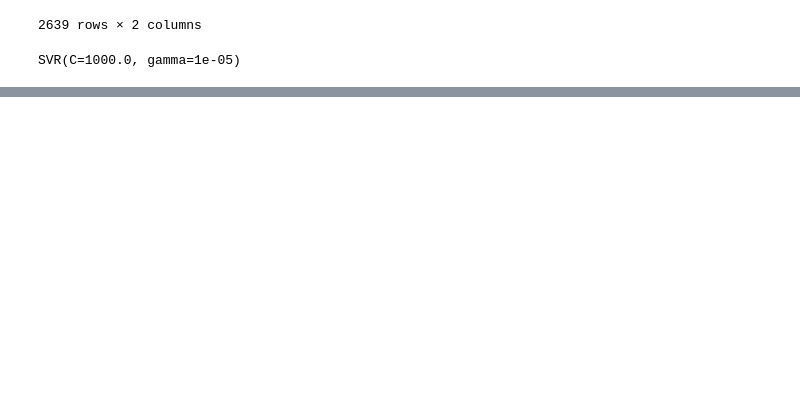
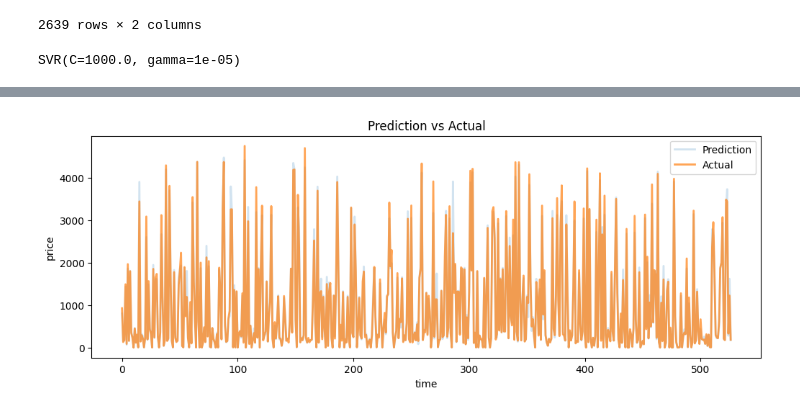
Before and after one commit to Abdirrahman/Crypto-Tracker, a Jupyter notebook: prediction.ipynb, the cells around one changed output, grey strips where cells are left out. Saved outputs shown, nothing was run; the diff lists cells and outputs as text; code cells hidden in the pictures; blank space fills up the shorter version.

Commit message:
matplotlib plot

```diff
--- a/prediction.ipynb
+++ b/prediction.ipynb
@@ -89,0 +108,2 @@ svr_rbf accuracy: 0.9853785909335603
+# %%
+svm_prediction = svr_rbf.predict(x_test)
@@ -89,0 +151,11 @@ svr_rbf accuracy: 0.9853785909335603
+# %%
+plt.figure(figsize=(12,4))
+plt.plot(svm_prediction, label='Prediction', lw=2, alpha=0.2)
+plt.plot(y_test, label='Actual', lw=2, alpha=0.7)
+plt.title("Prediction vs Actual")
+plt.ylabel("price")
+plt.xlabel("time")
+plt.legend()
+plt.show()
+# %% [output]
+[figure, added]
```
Also changed, not shown: parts of 10 cells of this notebook.
